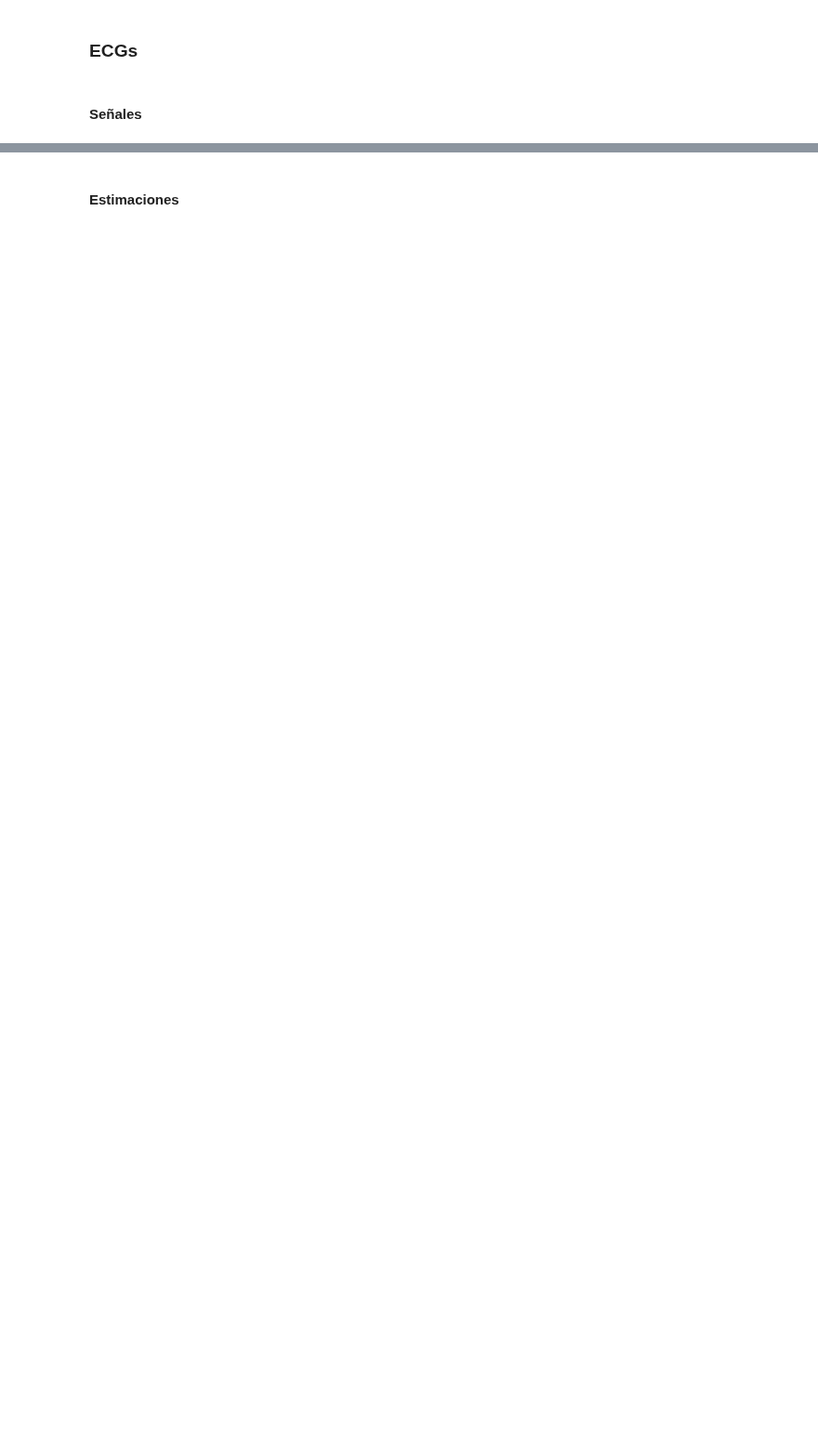
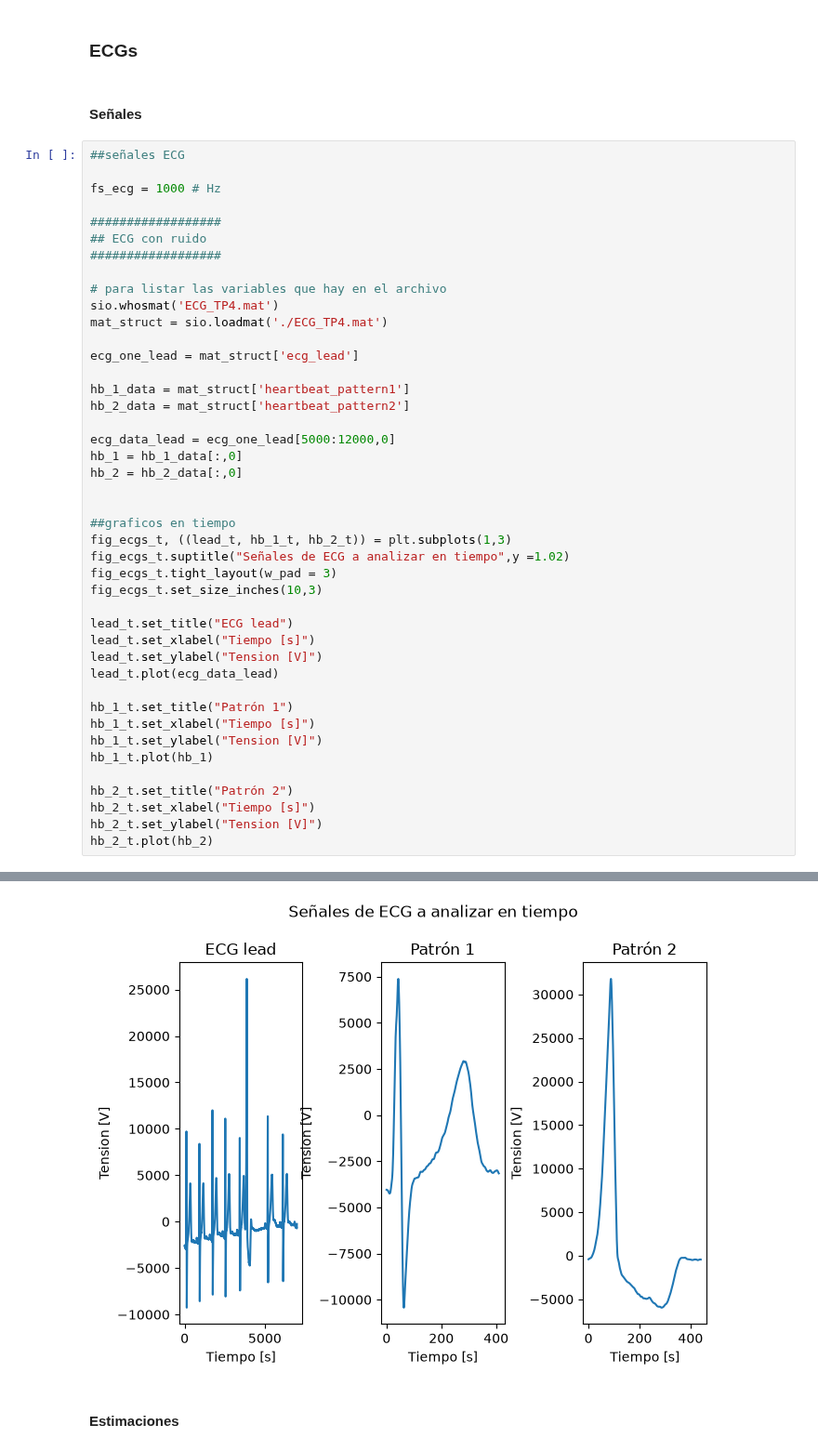
Before and after one commit to jeronimolan/APS-UNSAM, a Jupyter notebook: TS5/TS5.ipynb, the cells around one changed output, grey strips where cells are left out. Shown at 93% size. Cells and saved outputs as stored; diff of their text form; blank space fills up the shorter version.

```diff
--- a/TS5/TS5.ipynb
+++ b/TS5/TS5.ipynb
@@ -105,3 +176,47 @@ plot_db_welch(silbido, wav_data, fs_audio, np.size(wav_data))
 ### ECGs
 # %% [markdown]
 #### Señales
+# %%
+##señales ECG
+
+fs_ecg = 1000 # Hz
+
+##################
+## ECG con ruido
+##################
+
+# para listar las variables que hay en el archivo
+sio.whosmat('ECG_TP4.mat')
+mat_struct = sio.loadmat('./ECG_TP4.mat')
+
+ecg_one_lead = mat_struct['ecg_lead']
+
+hb_1_data = mat_struct['heartbeat_pattern1']
+hb_2_data = mat_struct['heartbeat_pattern2']
+
+ecg_data_lead = ecg_one_lead[5000:12000,0]
+hb_1 = hb_1_data[:,0]
+hb_2 = hb_2_data[:,0]
+
+
+##graficos en tiempo
+fig_ecgs_t, ((lead_t, hb_1_t, hb_2_t)) = plt.subplots(1,3)
+fig_ecgs_t.suptitle("Señales de ECG a analizar en tiempo",y =1.02)
+fig_ecgs_t.tight_layout(w_pad = 3)
+fig_ecgs_t.set_size_inches(10,3)
+
+lead_t.set_title("ECG lead")
+lead_t.set_xlabel("Tiempo [s]")
+lead_t.set_ylabel("Tension [V]")
+lead_t.plot(ecg_data_lead)
+
+hb_1_t.set_title("Patrón 1")
+hb_1_t.set_xlabel("Tiempo [s]")
+hb_1_t.set_ylabel("Tension [V]")
+hb_1_t.plot(hb_1)
+
+hb_2_t.set_title("Patrón 2")
+hb_2_t.set_xlabel("Tiempo [s]")
+hb_2_t.set_ylabel("Tension [V]")
+hb_2_t.plot(hb_2)
+# %% [output]
@@ -108,2 +224,3 @@ plot_db_welch(silbido, wav_data, fs_audio, np.size(wav_data))
+[figure, added]
 # %% [markdown]
 #### Estimaciones
```
Also changed, not shown: parts of 8 cells of this notebook, 4 other files.
